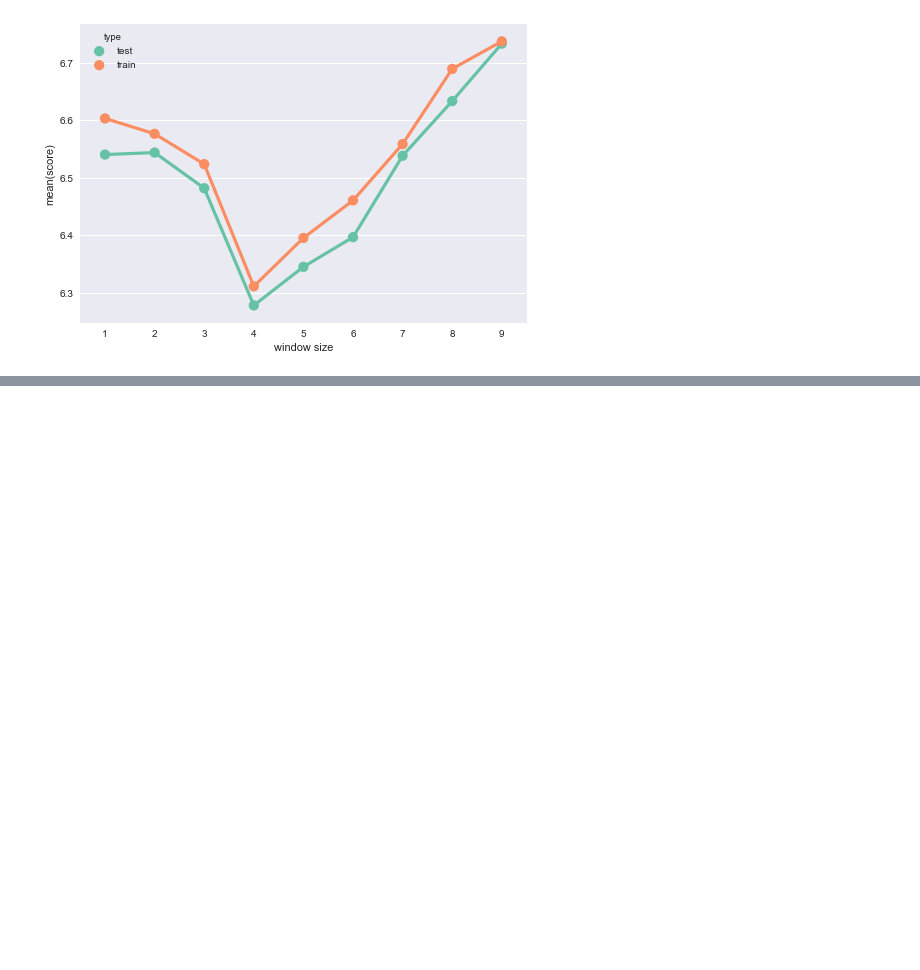
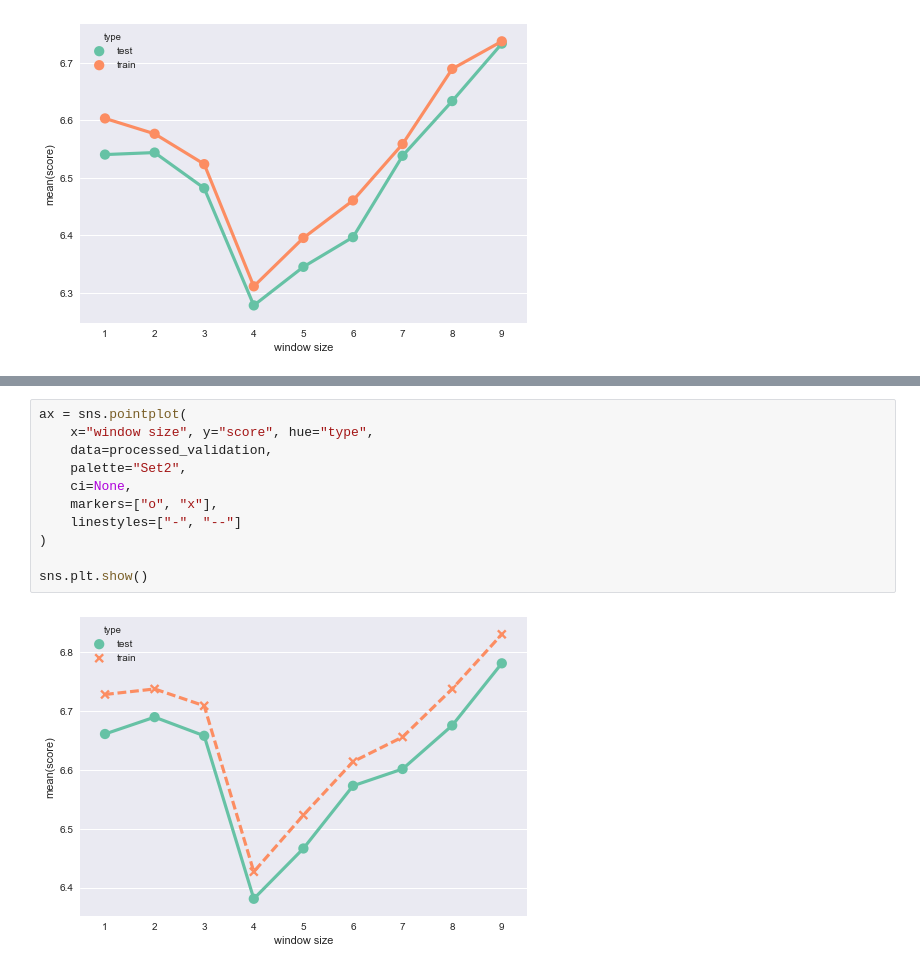
Before and after one commit to RichoHan/machine-learning, a Jupyter notebook: session-1-pm2.5-prediction/validation-vis.ipynb, the cells around one changed output, grey strips where cells are left out. Drawn from its saved outputs; the diff is of its cells as text; blank space fills up the shorter version.

```diff
--- a/session-1-pm2.5-prediction/validation-vis.ipynb
+++ b/session-1-pm2.5-prediction/validation-vis.ipynb
@@ -51,0 +78,13 @@ sns.plt.show()
+# %%
+ax = sns.pointplot(
+    x="window size", y="score", hue="type",
+    data=processed_validation,
+    palette="Set2",
+    ci=None,
+    markers=["o", "x"],
+    linestyles=["-", "--"]
+)
+
+sns.plt.show()
+# %% [output]
+[figure, added]
```
Also changed, not shown: parts of 2 cells of this notebook, 5 other files.
